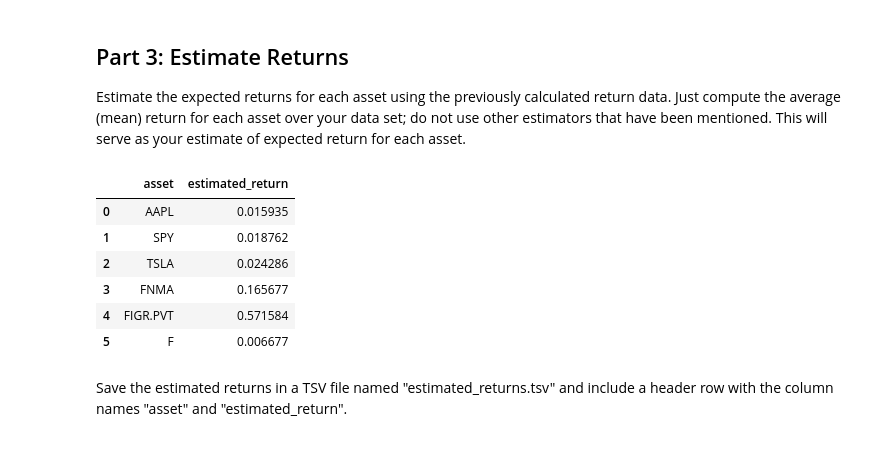
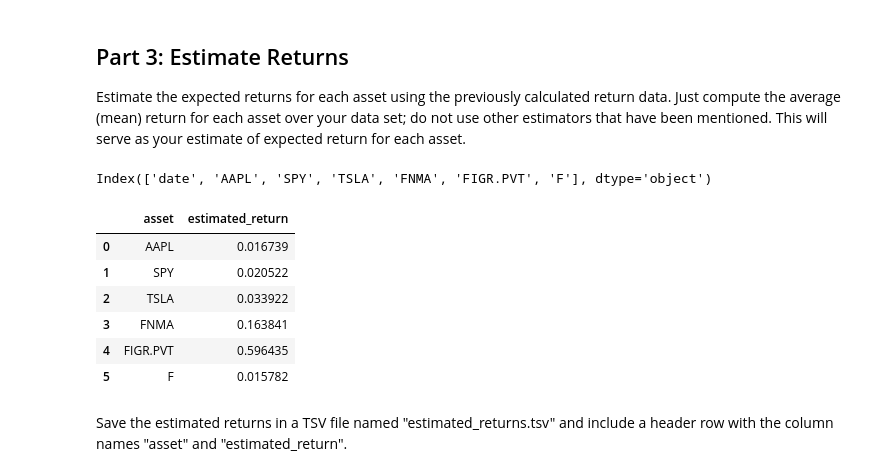
Before and after one commit to cfornesa/dx704-project-01, a Jupyter notebook: project.ipynb, the cells around one changed output. Drawn from its saved outputs; the diff is of its cells as text; code cells hidden in the pictures.

```diff
--- a/project.ipynb
+++ b/project.ipynb
@@ -58,6 +58,7 @@ for t in tickers:
 
 historical_prices.columns = tickers
 historical_prices.index = pd.to_datetime(historical_prices.index).strftime("%Y-%m-%d")
+historical_prices = historical_prices.iloc[1:]
 
 historical_prices
 # %% [output]
@@ -99,6 +100,6 @@ Calculate the historical asset returns based on the price data that you previous
 # %%
 # YOUR CHANGES HERE
 
-historical_returns = historical_prices.pct_change().dropna()
+historical_returns = historical_prices.pct_change().dropna().reset_index().rename(columns={'Date': 'date'})
 historical_returns
 # %% [output]
@@ -137,21 +137,25 @@ Submit "historical_returns.tsv" in Gradescope.
 Estimate the expected returns for each asset using the previously calculated return data.
 Just compute the average (mean) return for each asset over your data set; do not use other estimators that have been mentioned.
 This will serve as your estimate of expected return for each asset.
+# %%
+historical_returns.columns
+# %% [output]
+Index(['date', 'AAPL', 'SPY', 'TSLA', 'FNMA', 'FIGR.PVT', 'F'], dtype='object')
 # %%
 # YOUR CHANGES HERE
 
 # estimated_returns = pd.DataFrame({'asset': historical_returns.columns, 'estimated_return': historical_returns.mean()})
-estimated_returns = historical_returns.mean().reset_index().rename(columns={'index': 'asset', 0: 'estimated_return'})
+estimated_returns = historical_returns.drop('date', axis=1).mean().reset_index().rename(columns={'index': 'asset', 0: 'estimated_return'})
 # estimated_returns = estimated_returns.reset_index(drop=True)
 estimated_returns
 # %% [output]
 |  | asset | estimated_return |
-| 0 | AAPL | 0.015935 |
-| 1 | SPY | 0.018762 |
-| 2 | TSLA | 0.024286 |
-| 3 | FNMA | 0.165677 |
-| 4 | FIGR.PVT | 0.571584 |
-| 5 | F | 0.006677 |
+| 0 | AAPL | 0.016739 |
+| 1 | SPY | 0.020522 |
+| 2 | TSLA | 0.033922 |
+| 3 | FNMA | 0.163841 |
+| 4 | FIGR.PVT | 0.596435 |
+| 5 | F | 0.015782 |
 # %% [markdown]
 Save the estimated returns in a TSV file named "estimated_returns.tsv" and include a header row with the column names "asset" and "estimated_return".
 # %%
```
Also changed, not shown: parts of 15 cells of this notebook, 7 other files.
